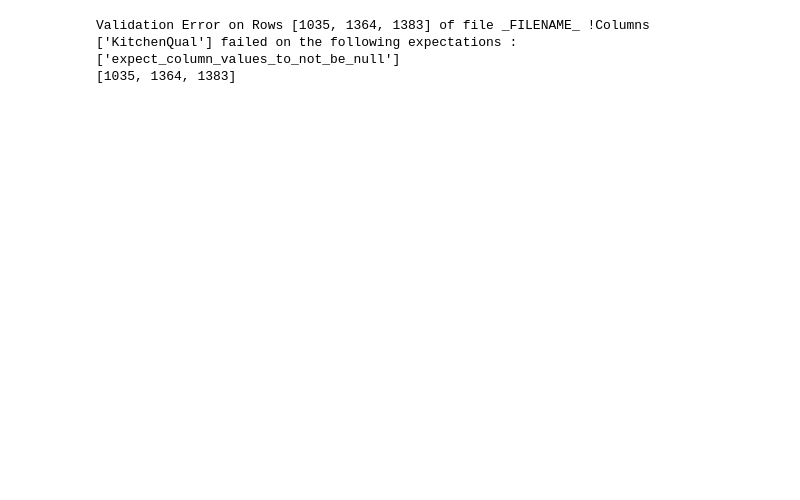
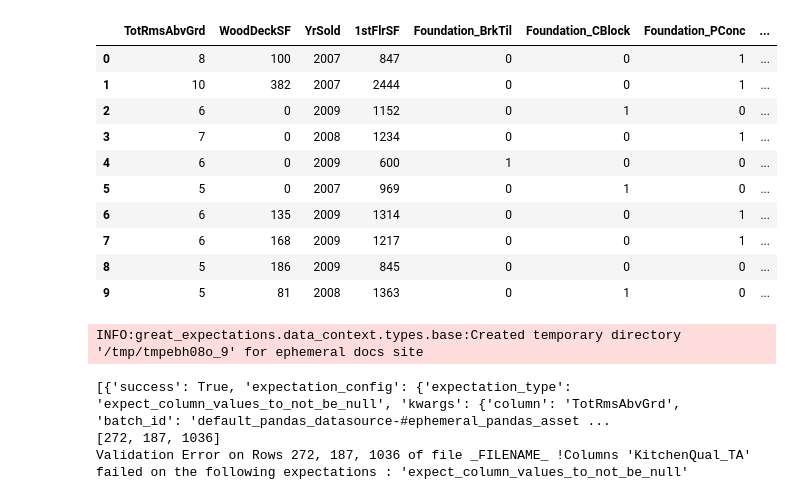
Before and after one commit to radtklau/dsp23-project, a Jupyter notebook: util/data_validation_great_expectations.ipynb, the cells around one changed output. Cells and saved outputs as stored; diff of their text form; code cells hidden in the pictures; blank space fills up the shorter version.

```diff
--- a/util/data_validation_great_expectations.ipynb
+++ b/util/data_validation_great_expectations.ipynb
@@ -96,15 +98,38 @@ def log_failed_expectations(result_json):
+# %%
+# path = '../data/folder_C/_file_0.csv'
+path = '../data/folder_A/file_0.csv'
+
+df = pd.read_csv(path)
+df = df[df.columns[1:]]
+df
+# df.columns.values[0] = "Id"
+# df["Id"] = df.index
+# df = df.reset_index(drop=True)
+# df.to_csv('../data/tesadsadsa.csv')
+# %% [output]
+|  | TotRmsAbvGrd | WoodDeckSF | YrSold | 1stFlrSF | Foundation_BrkTil | Foundation_CBlock | Foundation_PConc | ... |
+| 0 | 8 | 100 | 2007 | 847 | 0 | 0 | 1 | ... |
+| 1 | 10 | 382 | 2007 | 2444 | 0 | 0 | 1 | ... |
+| 2 | 6 | 0 | 2009 | 1152 | 0 | 1 | 0 | ... |
+| 3 | 7 | 0 | 2008 | 1234 | 0 | 0 | 1 | ... |
+| 4 | 6 | 0 | 2009 | 600 | 1 | 0 | 0 | ... |
+| 5 | 5 | 0 | 2007 | 969 | 0 | 1 | 0 | ... |
+| 6 | 6 | 135 | 2009 | 1314 | 0 | 0 | 1 | ... |
+| 7 | 6 | 168 | 2009 | 1217 | 0 | 0 | 1 | ... |
+| 8 | 5 | 186 | 2009 | 845 | 0 | 0 | 0 | ... |
+| 9 | 5 | 81 | 2008 | 1363 | 0 | 1 | 0 | ... |
 # %%
-# path = '../data/folder_C/_file_0.csv'
-path = '../data/folder_A/file_2.csv'
-
-df = pd.read_csv(path)
 result = validate(path,df)
-log,failed_rows = log_failed_expectations(result.to_json_dict())
-print(log)
-print(failed_rows)
 # %% [output]
-Validation Error on Rows [1035, 1364, 1383] of file _FILENAME_ !Columns ['KitchenQual'] failed on the following expectations : ['expect_column_values_to_not_be_null']
-[1035, 1364, 1383]
+INFO:great_expectations.data_context.types.base:Created temporary directory '/tmp/tmpebh08o_9' for ephemeral docs site
+# %%
+log,failed_rows = filter_expectations_result(result.to_json_dict())
+print(log)
+print(failed_rows)
+# %% [output]
+[{'success': True, 'expectation_config': {'expectation_type': 'expect_column_values_to_not_be_null', 'kwargs': {'column': 'TotRmsAbvGrd', 'batch_id': 'default_pandas_datasource-#ephemeral_pandas_asset ...
+[272, 187, 1036]
+Validation Error on Rows 272, 187, 1036 of file _FILENAME_ !Columns 'KitchenQual_TA' failed on the following expectations : 'expect_column_values_to_not_be_null'
 # %%
 filtered_df = df[~df['Id'].isin(failed_rows)]
 
```
Also changed, not shown: parts of 5 cells of this notebook, 10 other files.
